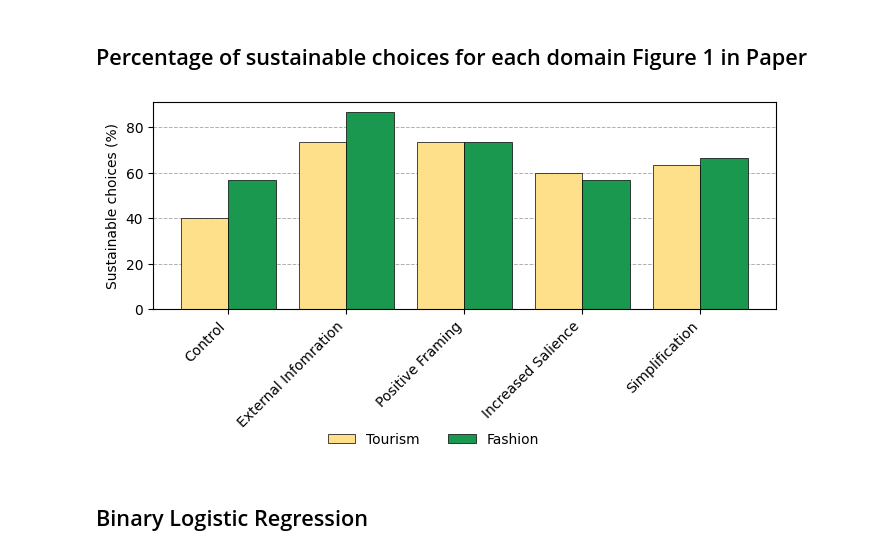
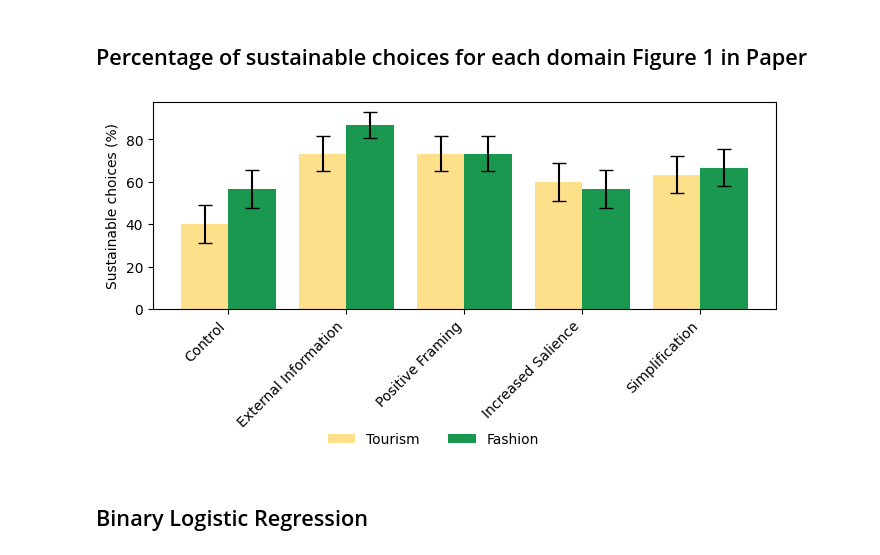
Before and after one commit to HayaHalimeh/sustainability-aware-explanations-in-RS, a Jupyter notebook: evaluation_rq1_rq2.ipynb, the cells around one changed output. Drawn from its saved outputs; the diff is of its cells as text; code cells hidden in the pictures.

```diff
--- a/evaluation_rq1_rq2.ipynb
+++ b/evaluation_rq1_rq2.ipynb
@@ -92,25 +92,34 @@ import pandas as pd
 import matplotlib.pyplot as plt
 
 # ------------------------------------------------------------------
-# 1.  Compute the percentage of sustainable choices for each domain
+# 1.  Compute the percentage of sustainable choices and SEM for each domain
 # ------------------------------------------------------------------
 domains = ["Hotels", "Backpacks"]
-pct_by_domain = {
-    d: (df[df["Domain"] == d]
-        .groupby("Group")["SustainableChoice_binary"]
-        .mean()
-        .mul(100)
-        .sort_index())
+
+# For each domain, get per‐group mean (p) and count (n), then pct=p*100 and sem
+stats_by_domain = {}
+for d in domains:
+    sub = df[df["Domain"] == d]
+    grp = sub.groupby("Group")["SustainableChoice_binary"].agg(['mean', 'count'])
+    p   = grp['mean']
+    n   = grp['count']
+    pct = p * 100
+    sem = np.sqrt(p * (1 - p) / n) * 100
+    stats_by_domain[d] = pd.DataFrame({'pct': pct, 'sem': sem})
+
+# Use the same group‐order for both domains
+groups_order = stats_by_domain["Hotels"].index
+
+# Assemble DataFrames for plotting
+plot_df = pd.DataFrame({
+    d: stats_by_domain[d]['pct'].loc[groups_order]
     for d in domains
-}
+})
+error_df = pd.DataFrame({
+    d: stats_by_domain[d]['sem'].loc[groups_order]
+    for d in domains
+})
 
-groups_order = pct_by_domain["Hotels"].index
-
-# Assemble a single DataFrame for plotting
-plot_df = pd.DataFrame({
-    "Hotels"   : pct_by_domain["Hotels"].loc[groups_order],
-    "Backpacks": pct_by_domain["Backpacks"].loc[groups_order]
-})
 
 # ------------------------------------------------------------------
 # 2.  Define one colour per domain
@@ -120,51 +129,68 @@ domain_colors = {
     "Backpacks": "#1a9850"
 }
 
+colors = ["#","#","#fee08b#","#d9ef8b","#1a9850"]  # your palette
+
 # ------------------------------------------------------------------
-# 3.  Side-by-side bar plot
+# 3.  Side-by-side bar plot with error bars
 # ------------------------------------------------------------------
-groups_order = plot_df.index.tolist()
-
-# Define new labels you want to show instead:
 new_labels = [
     'Control',
-    "External Infomration",
+    "External Information",
     "Positive Framing",
     "Increased Salience",
     "Simplification",
 ]
 
 fig, ax = plt.subplots(figsize=(7, 4), constrained_layout=True)
 bar_width = 0.4
 x = np.arange(len(groups_order))
 
-ax.bar(x - bar_width/2, plot_df["Hotels"],    width=bar_width,
-       color=domain_colors["Hotels"],   label="Tourism", edgecolor="black",
-       linewidth=.5)
+# Hotels / Tourism
+ax.bar(
+    x - bar_width/2,
+    plot_df["Hotels"],
+    width=bar_width,
+    yerr=error_df["Hotels"],
+    capsize=5,
+    color=domain_colors["Hotels"],
+    label="Tourism",
+    #edgecolor="black",
+    linewidth=0.5
+)
 
+# Backpacks / Fashion
+ax.bar(
+    x + bar_width/2,
+    plot_df["Backpacks"],
+    width=bar_width,
+    yerr=error_df["Backpacks"],
+    capsize=5,
+    color=domain_colors["Backpacks"],
+    label="Fashion",
+    #edgecolor="black",
+    linewidth=0.5
+)
 
-ax.bar(x + bar_width/2, plot_df["Backpacks"], width=bar_width,
-       color=domain_colors["Backpacks"],label="Fashion", edgecolor="black",
-       linewidth=.5)
-
-
-ax.grid(which="major", axis="y", linestyle="--", linewidth=0.7)
-ax.set_axisbelow(True)   # ensure bars are drawn on top of the grid
+# Grid, labels, legend
+#ax.grid(which="major", axis="y", linestyle="--", linewidth=0.7)
+ax.set_axisbelow(True)
 ax.set_ylabel("Sustainable choices (%)")
 ax.set_xticks(x)
 ax.set_xticklabels(new_labels, rotation=45, ha="right")
 
 ax.legend(
     title=" \n\n\n",
     loc="upper center",
     bbox_to_anchor=(0.45, -0.2),
     ncol=2,
     frameon=False
 )
 
 plt.tight_layout()
+plt.savefig("barplot_with_error_bars.png", dpi=300)
 plt.show()
 # %% [output]
-[figure, old version]
+[figure, new version]
 # %% [markdown]
 ## Binary Logistic Regression
```
Also changed, not shown: parts of 5 cells of this notebook.
